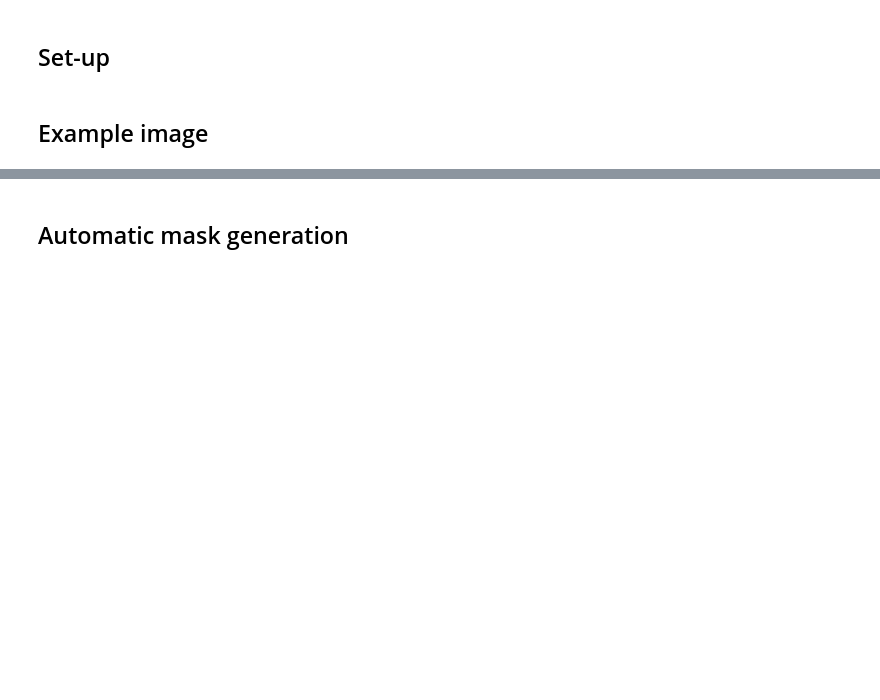
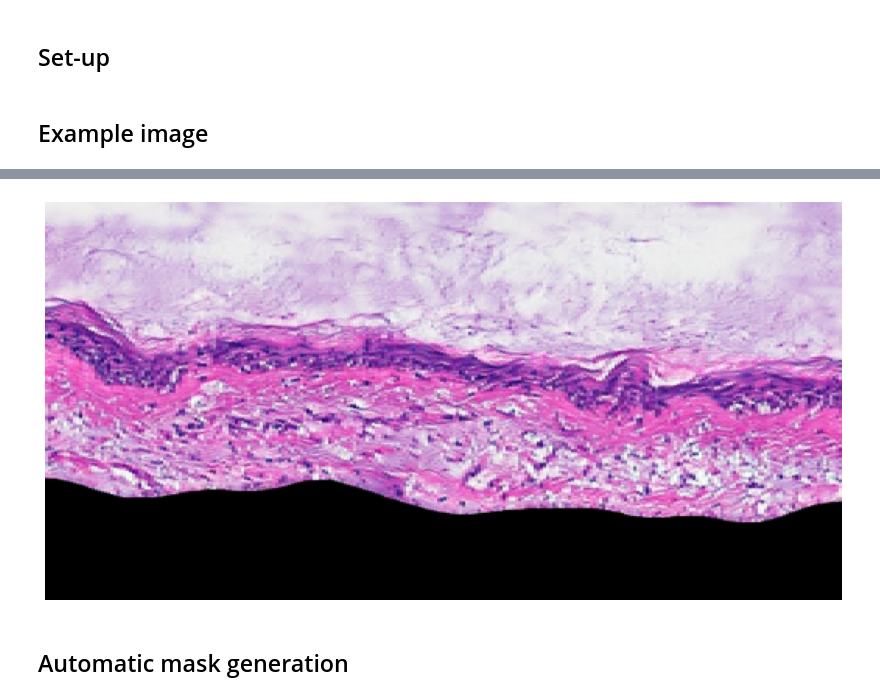
Before and after one commit to WinetraubLab/zero_shot_segmentation, a Jupyter notebook: zero_shot_segmentation_oct.ipynb, the cells around one changed output, grey strips where cells are left out. Saved outputs shown, nothing was run; the diff lists cells and outputs as text; code cells hidden in the pictures; blank space fills up the shorter version.

```diff
--- a/zero_shot_segmentation_oct.ipynb
+++ b/zero_shot_segmentation_oct.ipynb
@@ -504,12 +447,12 @@ type(dataset)
 # %%
-# !mv './images/FvpQj7UWYAAgxfo?format=jpg' './images/histology.jpg'
-image = cv2.imread('/content/images/input_to_segment_anything.jpg')
-image = cv2.cvtColor(image, cv2.COLOR_BGR2RGB)
+image = histology_image_resized
 # %%
-plt.figure(figsize=(20,20))
+plt.figure(figsize=(15,15))
 plt.imshow(image)
 plt.axis('off')
 plt.show()
+# %% [output]
+[figure, added]
 # %% [markdown]
 ## Automatic mask generation
 # %% [markdown]
```
Also changed, not shown: parts of 38 cells of this notebook.
